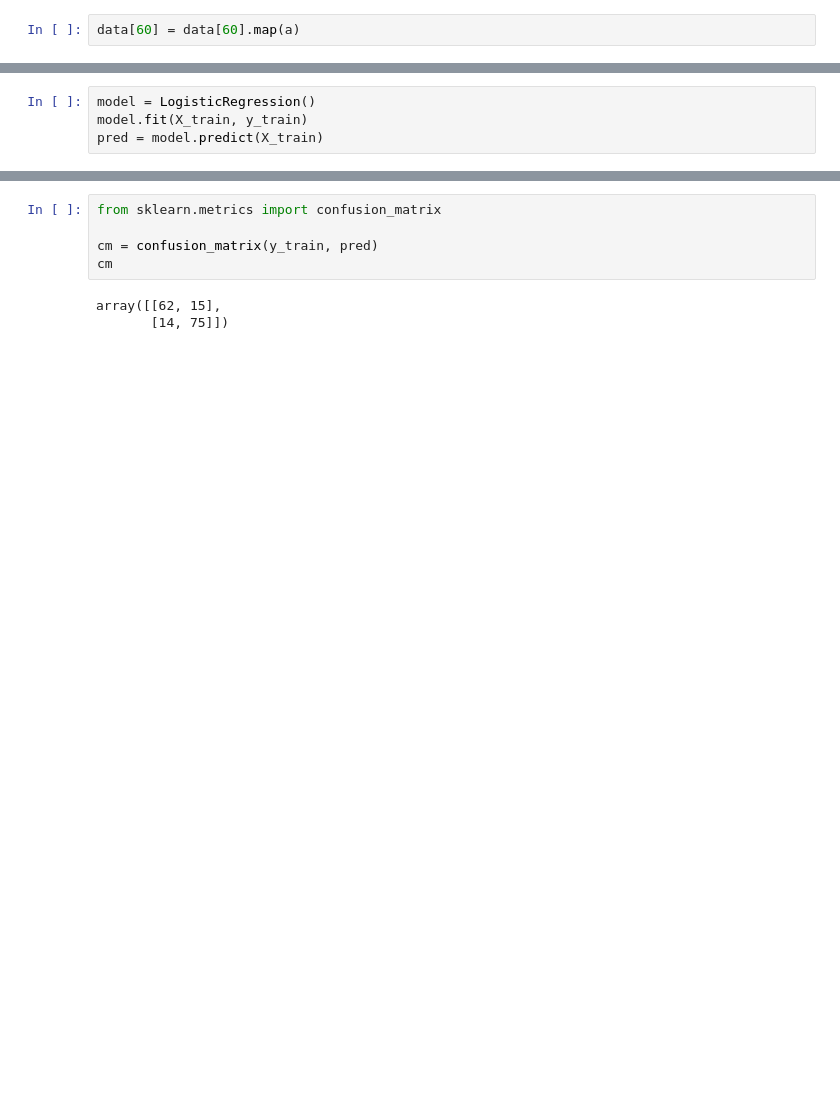
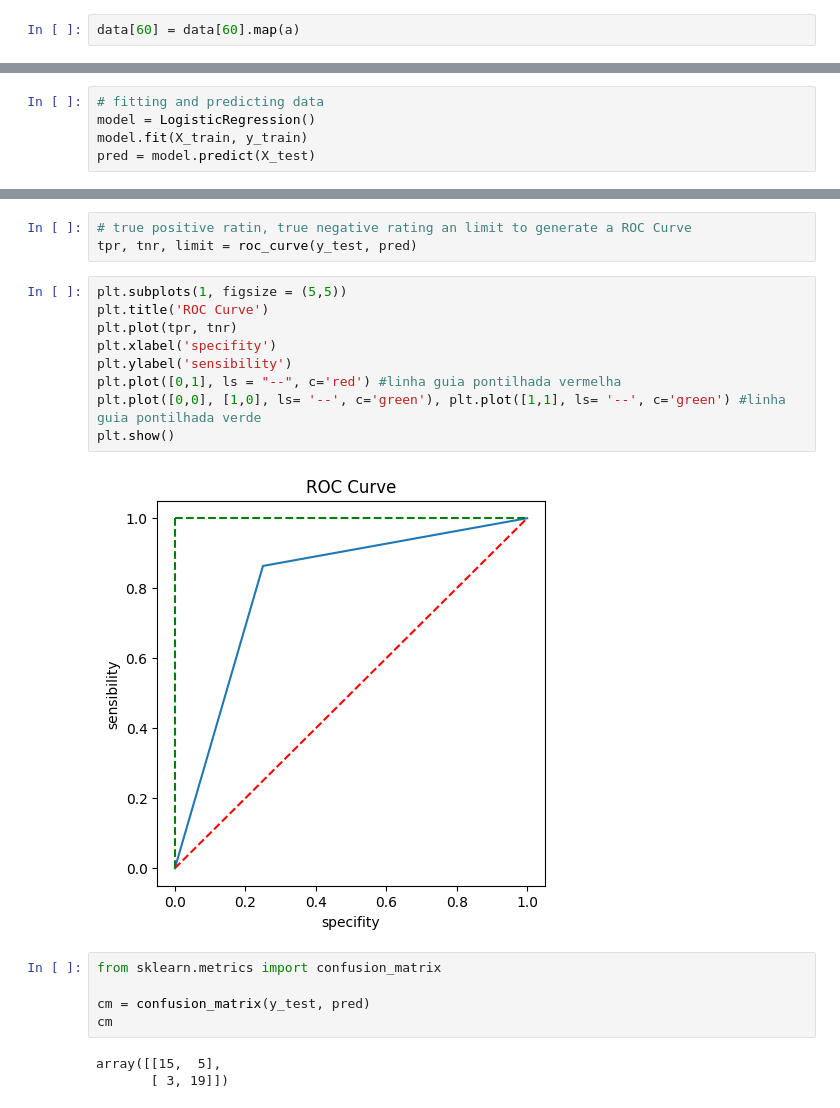
Before and after one commit to adamsdossantos/sonar, a Jupyter notebook: sonar.ipynb, the cells around one changed output, grey strips where cells are left out. Saved outputs shown, nothing was run; the diff lists cells and outputs as text; blank space fills up the shorter version.

```diff
--- a/sonar.ipynb
+++ b/sonar.ipynb
@@ -83,5 +94,6 @@ y= data[60]
 X_train, X_test, y_train, y_test = train_test_split(X, y, test_size=0.20, stratify=y, random_state=42)
 # %%
+# fitting and predicting data
 model = LogisticRegression()
 model.fit(X_train, y_train)
-pred = model.predict(X_train)
+pred = model.predict(X_test)
@@ -93,8 +127,22 @@ acc
+# %%
+# true positive ratin, true negative rating an limit to generate a ROC Curve
+tpr, tnr, limit = roc_curve(y_test, pred)
+# %%
+plt.subplots(1, figsize = (5,5))
+plt.title('ROC Curve')
+plt.plot(tpr, tnr)
+plt.xlabel('specifity')
+plt.ylabel('sensibility')
+plt.plot([0,1], ls = "--", c='red') #linha guia pontilhada vermelha
+plt.plot([0,0], [1,0], ls= '--', c='green'), plt.plot([1,1], ls= '--', c='green') #linha guia pontilhada verde
+plt.show()
+# %% [output]
+[figure, added]
 # %%
 from sklearn.metrics import confusion_matrix
 
-cm = confusion_matrix(y_train, pred)
+cm = confusion_matrix(y_test, pred)
 cm
 # %% [output]
-array([[62, 15],
-       [14, 75]])
+array([[15,  5],
+       [ 3, 19]])
```
Also changed, not shown: parts of 20 cells of this notebook, 1 other file.
